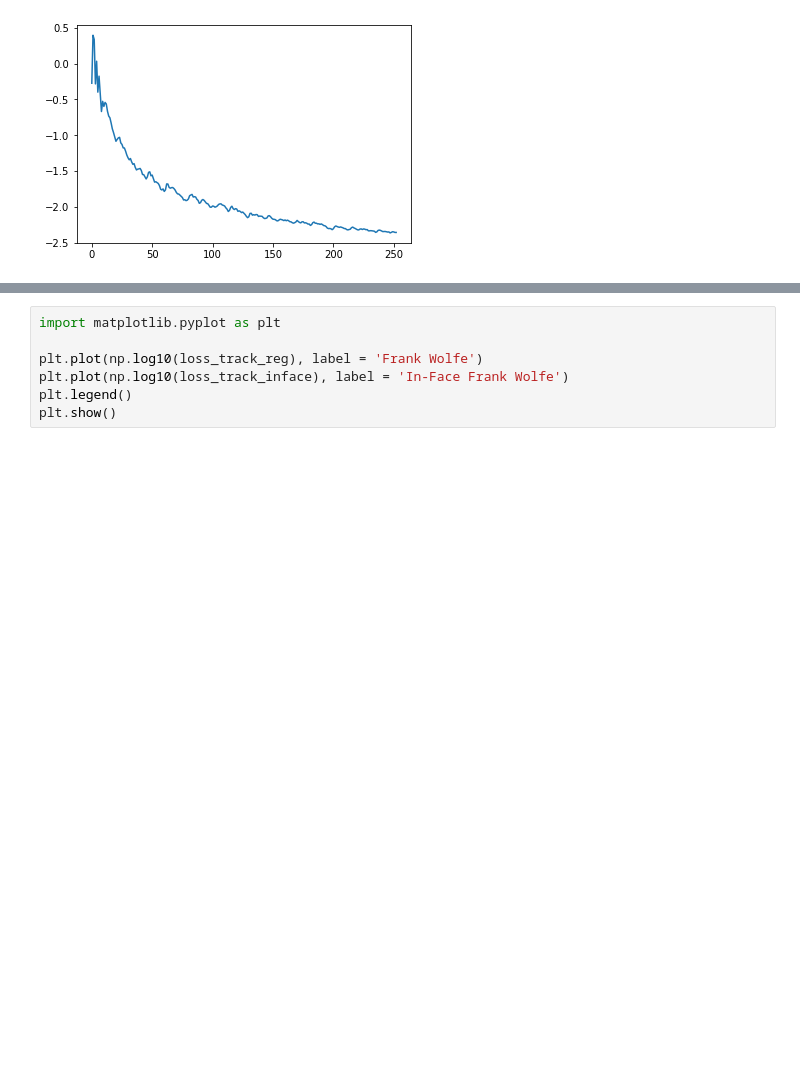
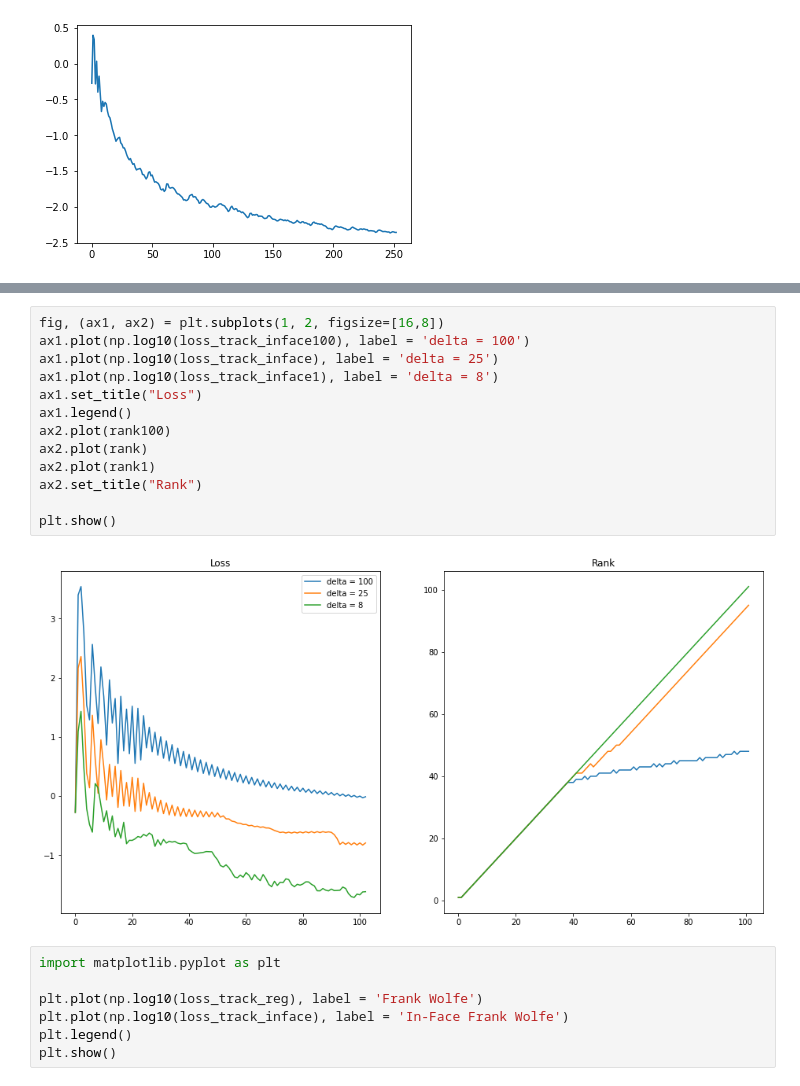
Before and after one commit to carmen-martin/recommender-systems, a Jupyter notebook: FW_matrix_completition.ipynb, the cells around one changed output, grey strips where cells are left out. Cells and saved outputs as stored; diff of their text form; blank space fills up the shorter version.

```diff
--- a/FW_matrix_completition.ipynb
+++ b/FW_matrix_completition.ipynb
@@ -451,3 +487,18 @@ plt.show()
+# %%
+fig, (ax1, ax2) = plt.subplots(1, 2, figsize=[16,8])
+ax1.plot(np.log10(loss_track_inface100), label = 'delta = 100')
+ax1.plot(np.log10(loss_track_inface), label = 'delta = 25')
+ax1.plot(np.log10(loss_track_inface1), label = 'delta = 8')
+ax1.set_title("Loss")
+ax1.legend()
+ax2.plot(rank100)
+ax2.plot(rank)
+ax2.plot(rank1)
+ax2.set_title("Rank")
+
+plt.show()
+# %% [output]
+[figure, added]
 # %%
 import matplotlib.pyplot as plt
 
```
Also changed, not shown: parts of 5 cells of this notebook.
